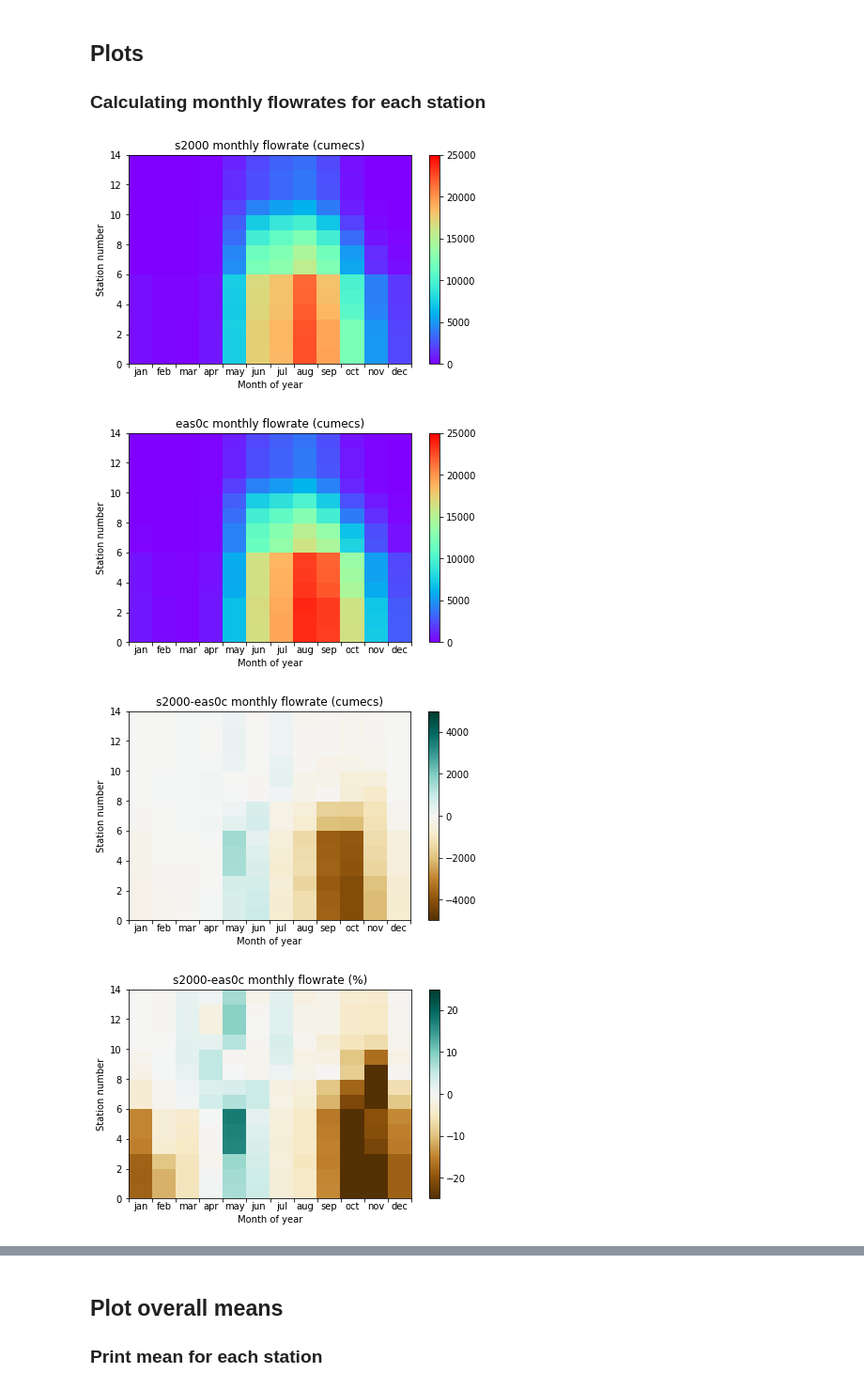
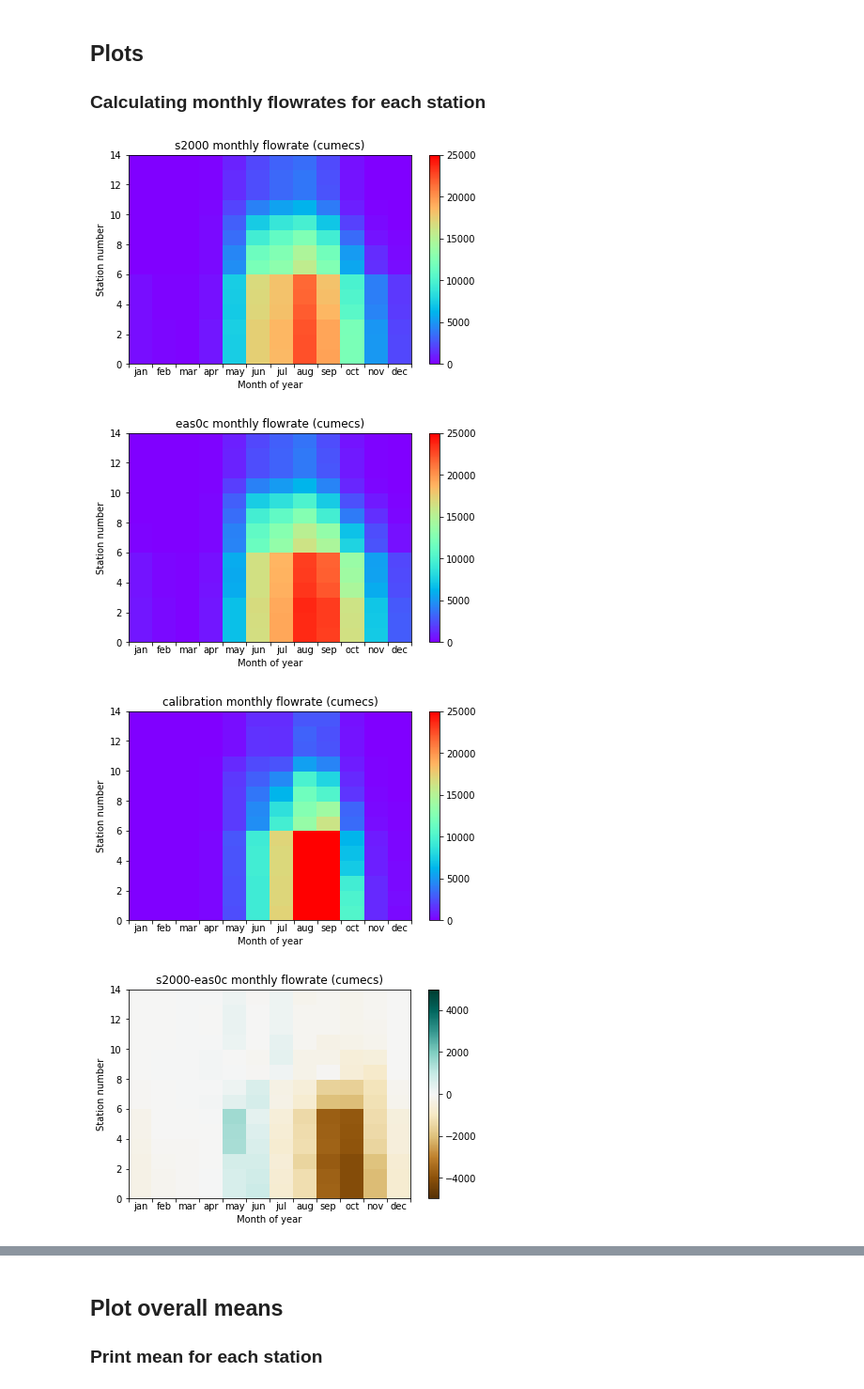
Before and after one commit to likkhian/thesisScripts, a Jupyter notebook: frxst_out_analysis.ipynb, the cells around one changed output, grey strips where cells are left out. Shown at 94% size. Saved outputs shown, nothing was run; the diff lists cells and outputs as text; code cells hidden in the pictures.

```diff
--- a/frxst_out_analysis.ipynb
+++ b/frxst_out_analysis.ipynb
@@ -20,12 +20,12 @@ To be used in comparing ratios of streamflows
 # monthly baseflows. Actually, I just need chiang saen as an example of bounday condition inflow.
 baseflow=pd.DataFrame()
 baseflow['Chiang Saen']=[1150,930,830,910,1300,2460,4720,6480,5510,3840,2510,1590]
-# baseflow['Luang Prabang']=[1690,1280,1060,1110,1570,3110,6400,9920,8990,5750,3790,2400]
+baseflow['Luang Prabang']=[1690,1280,1060,1110,1570,3110,6400,9920,8990,5750,3790,2400]
 # baseflow['Vientiane']=[1760,1370,1170,1190,1720,3410,6920,11000,10800,6800,4230,2560]
 # baseflow['Nakhon Phanom']=[2380,1860,1560,1530,2410,6610,12800,19100,18500,10200,5410,3340]
 # baseflow['Mukdahan']=[2370,1880,1600,1560,2430,7090,13600,20600,19800,10900,5710,3410]
 # baseflow['Pakse']=[2800,2170,1840,1800,2920,8810,16600,26200,26300,15400,7780,4190]
-# baseflow['Kratie']=[3620,2730,2290,2220,3640,11200,22200,35500,36700,22000,10900,5710]
+baseflow['Kratie']=[3620,2730,2290,2220,3640,11200,22200,35500,36700,22000,10900,5710]
 
 print(baseflow)
 # %% [output]
@@ -185,9 +186,16 @@ def makefilename(var):
 # df2['station name']=df2.apply(label_station,axis=1)
 # print('next')
 # df2['order']=df2.apply(station_order,axis=1)
-print(df1.describe())
-print(df1[['stationID','lon','lat','station name','order']].iloc[:17])
-print(df1.columns.values)
+# print(df1.describe())
+# print(df1[['stationID','lon','lat','station name','order']].iloc[:17])
+# print(df1.columns.values)
 base=datetime.datetime(2090,1,1)
 time=np.array([base + datetime.timedelta(hours=i) for i in range(len(df1.loc[df1['stationID']==3]))])
+print(time)
+#read the calibration file
+calibration=readtable(makefilename('frxst_pts_out_calibrate'))
+calibration['station name']=calibration.apply(label_station,axis=1)
+calibration['order']=calibration.apply(station_order,axis=1)
+timed=np.array([base + datetime.timedelta(days=i) for i in range(len(calibration.loc[calibration['stationID']==3]))])
+print(calibration.describe())
 # %% [output]
@@ -252,12 +260,14 @@ def group_mth(data,stn):
 # plt.plot(test2)
 test1=np.empty([14,12])
 test2=np.empty([14,12])
+test3=np.empty([14,12])
 inx=0
 for idd in range(0,17):
     if (idd != 3) & (idd <15):
 #         print(inx)
         test1[inx,:]=group_mth(df1,idd)
         test2[inx,:]=group_mth(df2,idd)
+        test3[inx,:]=group_mth(calibration.loc[calibration['datetime']>'2015-01-01'],idd)
         inx+=1
 def maketick():
     ax=plt.gca()
@@ -272,7 +282,7 @@ def maketick():
 
 test1a=np.empty(np.shape(test1)) # for relative difference, include baseflow.
 for i in range(0,14):
-    test1a[i,:]=test1[i,:]+baseflow.T
+    test1a[i,:]=test1[i,:]+baseflow['Chiang Saen'].T
 
 plt.rcParams["figure.figsize"] = 6,4
 plt.figure(1)
@@ -282,34 +292,42 @@ plt.colorbar()
 plt.title('s2000 monthly flowrate (cumecs)')
 plt.ylabel('Station number')
 plt.xlabel('Month of year')
 plt.tight_layout()
 plt.figure(2)
 plt.pcolormesh((test2),cmap='rainbow',vmin=0,vmax=25000)
 maketick()
 plt.colorbar()
 plt.title('eas0c monthly flowrate (cumecs)')
 plt.ylabel('Station number')
 plt.xlabel('Month of year')
 plt.tight_layout()
 plt.figure(3)
-plt.pcolormesh(test1-test2,vmin=-5000,vmax=5000,cmap='BrBG')
+plt.pcolormesh((test3),cmap='rainbow',vmin=0,vmax=25000)
+maketick()
+plt.colorbar()
+plt.title('calibration monthly flowrate (cumecs)')
+plt.ylabel('Station number')
+plt.xlabel('Month of year')
+plt.tight_layout()
+plt.figure(4)
+plt.pcolormesh(test1-test2,vmin=-5000,vmax=5000,cmap='BrBG') #5000 for streamflow cumecs
 maketick()
 plt.colorbar()
 plt.title('s2000-eas0c monthly flowrate (cumecs)')
 plt.ylabel('Station number')
 plt.xlabel('Month of year')
 plt.tight_layout()
-plt.figure(4)
+plt.figure(5)
 plt.pcolormesh((test1-test2)/test1a*100,vmin=-25,vmax=25,cmap='BrBG')
 maketick()
 plt.colorbar()
 plt.title('s2000-eas0c monthly flowrate (%)')
 plt.ylabel('Station number')
 plt.xlabel('Month of year')
 plt.tight_layout()
 plt.show()
 # %% [output]
 [figure]
 [figure]
-[figure, old version]
+[figure, new version]
-[figure, old version]
+[figure, new version]
```
Also changed, not shown: parts of 42 cells of this notebook, 4 other files.
